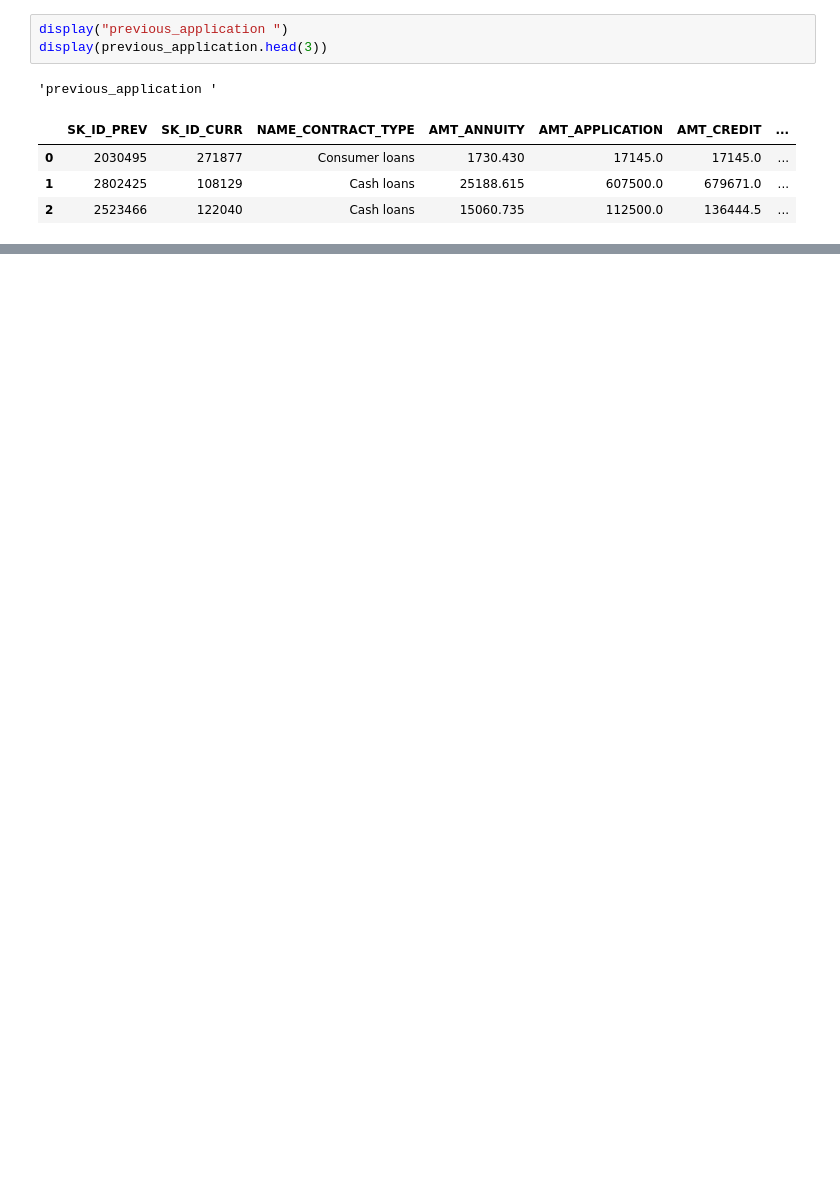
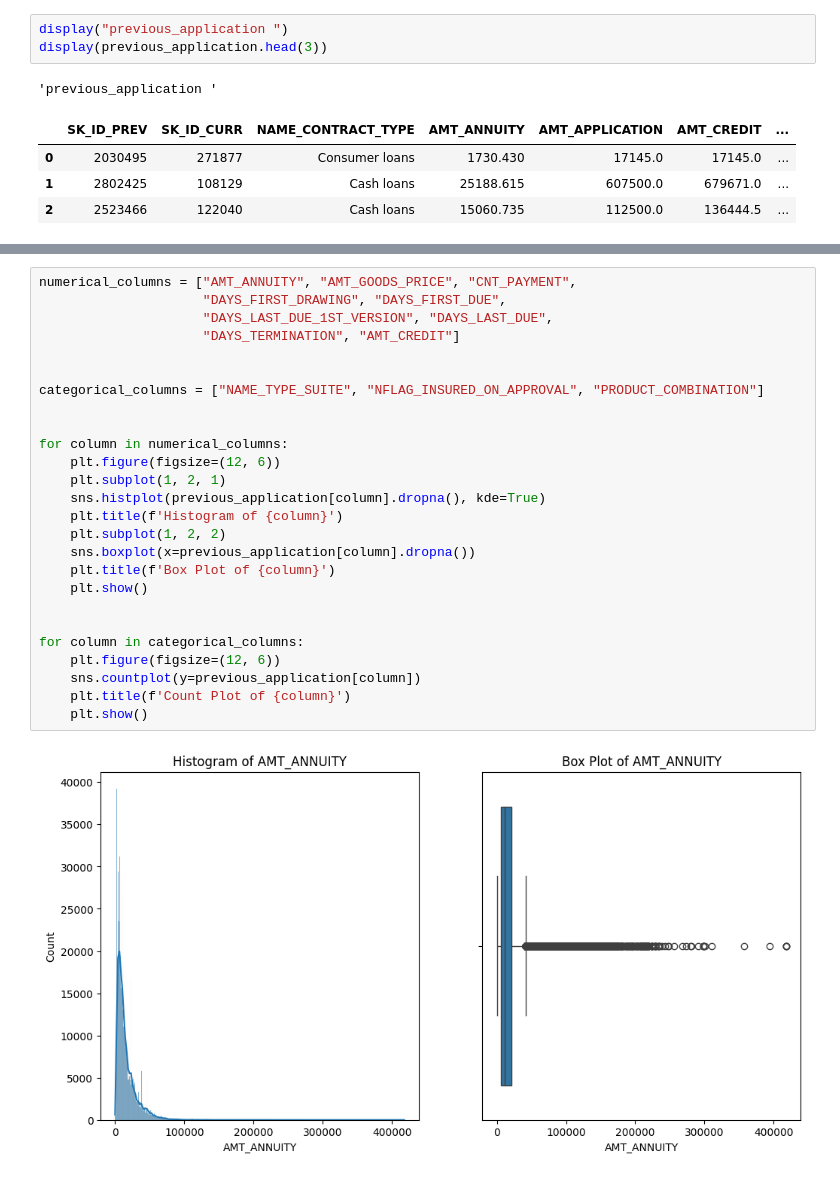
Before and after one commit to hiteshhhh007/Financial-Risk-Assessment, a Jupyter notebook: Financial-Risk-Assessment.ipynb, the cells around one changed output, grey strips where cells are left out. Saved outputs shown, nothing was run; the diff lists cells and outputs as text; blank space fills up the shorter version.

```diff
--- a/Financial-Risk-Assessment.ipynb
+++ b/Financial-Risk-Assessment.ipynb
@@ -48,0 +162,28 @@ display(previous_application.head(3))
+# %%
+numerical_columns = ["AMT_ANNUITY", "AMT_GOODS_PRICE", "CNT_PAYMENT",
+                     "DAYS_FIRST_DRAWING", "DAYS_FIRST_DUE",
+                     "DAYS_LAST_DUE_1ST_VERSION", "DAYS_LAST_DUE",
+                     "DAYS_TERMINATION", "AMT_CREDIT"]
+
+
+categorical_columns = ["NAME_TYPE_SUITE", "NFLAG_INSURED_ON_APPROVAL", "PRODUCT_COMBINATION"]
+
+
+for column in numerical_columns:
+    plt.figure(figsize=(12, 6))
+    plt.subplot(1, 2, 1)
+    sns.histplot(previous_application[column].dropna(), kde=True)
+    plt.title(f'Histogram of {column}')
+    plt.subplot(1, 2, 2)
+    sns.boxplot(x=previous_application[column].dropna())
+    plt.title(f'Box Plot of {column}')
+    plt.show()
+
+
+for column in categorical_columns:
+    plt.figure(figsize=(12, 6))
+    sns.countplot(y=previous_application[column])
+    plt.title(f'Count Plot of {column}')
+    plt.show()
+# %% [output]
+[figure, added]
```
Also changed, not shown: parts of 26 cells of this notebook.
